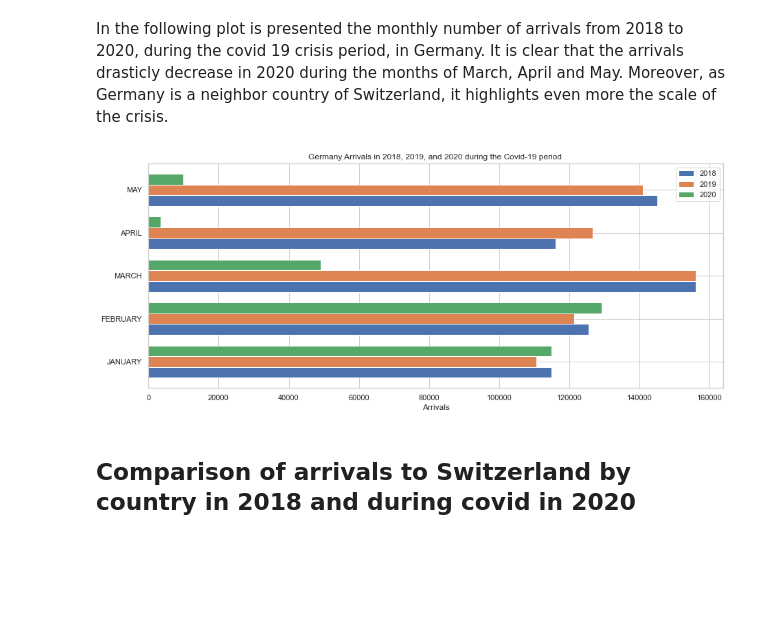
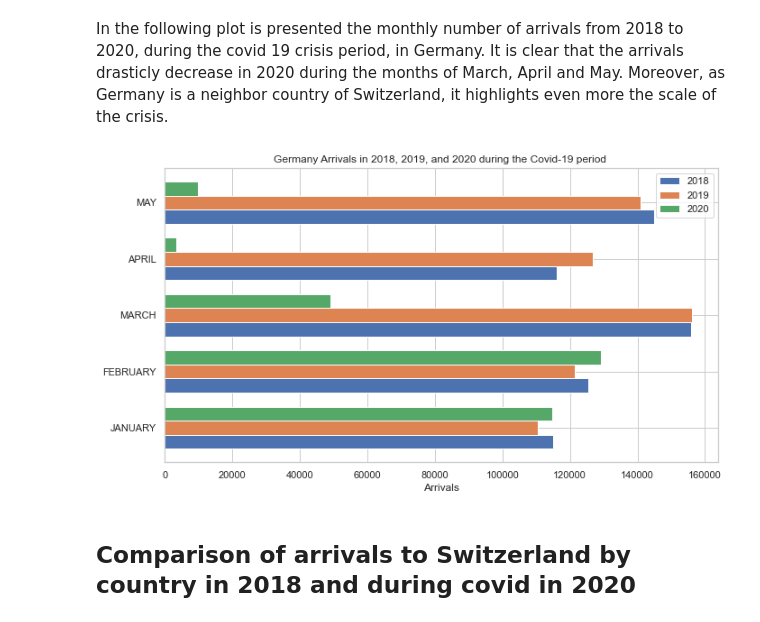
Before and after one commit to naayem/SwissHotelArrivalsPredictor, a Jupyter notebook: Project.ipynb, the cells around one changed output. Saved outputs shown, nothing was run; the diff lists cells and outputs as text; code cells hidden in the pictures; blank space fills up the shorter version.

```diff
--- a/Project.ipynb
+++ b/Project.ipynb
@@ -165,7 +165,3 @@ plt.savefig('images/Top_10_Arrivals_2018.png', transparent=True, bbox_inches='ti
 plt.show()
 # %% [output]
 [figure]
-# %%
-sns.set(rc={'figure.figsize':(11,6)})
-sns.set(style='whitegrid')
-sns.barplot(x='Arrivals' , y='Country', data = total_arrivals_per_country_2018[:8], orient='h')
@@ -175,29 +168,29 @@ sns.barplot(x='Arrivals' , y='Country', data = total_arrivals_per_country_2018[:
 # %% [markdown]
 In the following plot is presented the monthly number of arrivals from 2018 to 2020, during the covid 19 crisis period, in Germany. It is clear that the arrivals drasticly decrease in 2020 during the months of March, April and May. Moreover, as Germany is a neighbor country of Switzerland, it highlights even more the scale of the crisis.
 # %%
-fig, ax = plt.subplots(figsize = (15, 6))
+fig, ax = plt.subplots()
 
 ind = np.arange(5)    # the x locations for the groups
 width = 0.25       # the width of the bars
 
 
 p1 = ax.barh(ind - width, corona_period_germany_2018[:5], width)
 p2 = ax.barh(ind ,corona_period_germany_2019[:5], width)
 p3 = ax.barh(ind + width,corona_period_germany_2020[:5], width)
 
 ax.set_title('Germany Arrivals in 2018, 2019, and 2020 during the Covid-19 period ')
 ax.set_yticks(ind)
 ax.set_yticklabels(np.array(['JANUARY', 'FEBRUARY', 'MARCH', 'APRIL', 'MAY']))
 
 
 ax.legend((p1[0], p2[0], p3[0]), ('2018', '2019', '2020'))
 ax.autoscale_view()
 
 plt.xlabel('Arrivals')
 plt.savefig('images/Germany_Arrivals_Covid_Period.png', transparent=True, bbox_inches='tight', dpi = 300)
 plt.show()
 # %% [output]
-[figure, old version]
+[figure, new version]
 # %%
 # this file contains topologies for all countries in the world_map
 world_map = './data/world-countries.json'
```
Also changed, not shown: parts of 50 cells of this notebook.
